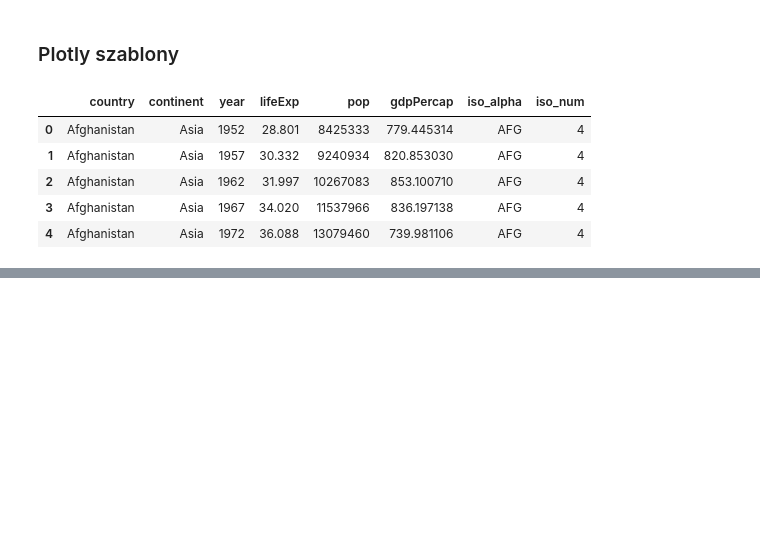
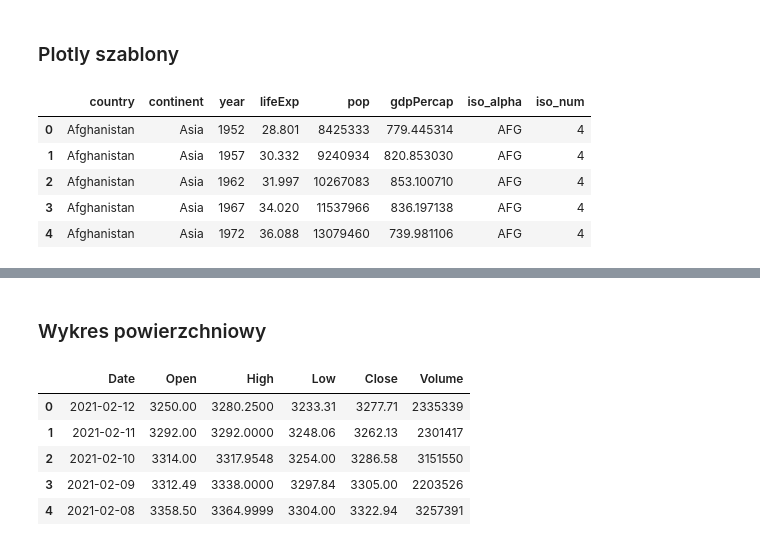
Before and after one commit to JSzczpin/Kurs, a Jupyter notebook: Dane.ipynb, the cells around one changed output, grey strips where cells are left out. Cells and saved outputs as stored; diff of their text form; code cells hidden in the pictures; blank space fills up the shorter version.

```diff
--- a/Dane.ipynb
+++ b/Dane.ipynb
@@ -605,0 +604,17 @@ pio.templates.default ='plotly_dark'
+# %% [markdown]
+### Wykres powierzchniowy
+# %%
+def fetch_financial_data(company='AMZN'):
+  import pandas_datareader.data as web
+  return web.DataReader(name=company,data_source ='stooq')
+# %%
+df = fetch_financial_data()
+df= df.reset_index()
+df.head()
+# %% [output]
+|  | Date | Open | High | Low | Close | Volume |
+| 0 | 2021-02-12 | 3250.00 | 3280.2500 | 3233.31 | 3277.71 | 2335339 |
+| 1 | 2021-02-11 | 3292.00 | 3292.0000 | 3248.06 | 3262.13 | 2301417 |
+| 2 | 2021-02-10 | 3314.00 | 3317.9548 | 3254.00 | 3286.58 | 3151550 |
+| 3 | 2021-02-09 | 3312.49 | 3338.0000 | 3297.84 | 3305.00 | 2203526 |
+| 4 | 2021-02-08 | 3358.50 | 3364.9999 | 3304.00 | 3322.94 | 3257391 |
```
Also changed, not shown: parts of 3 cells of this notebook.
